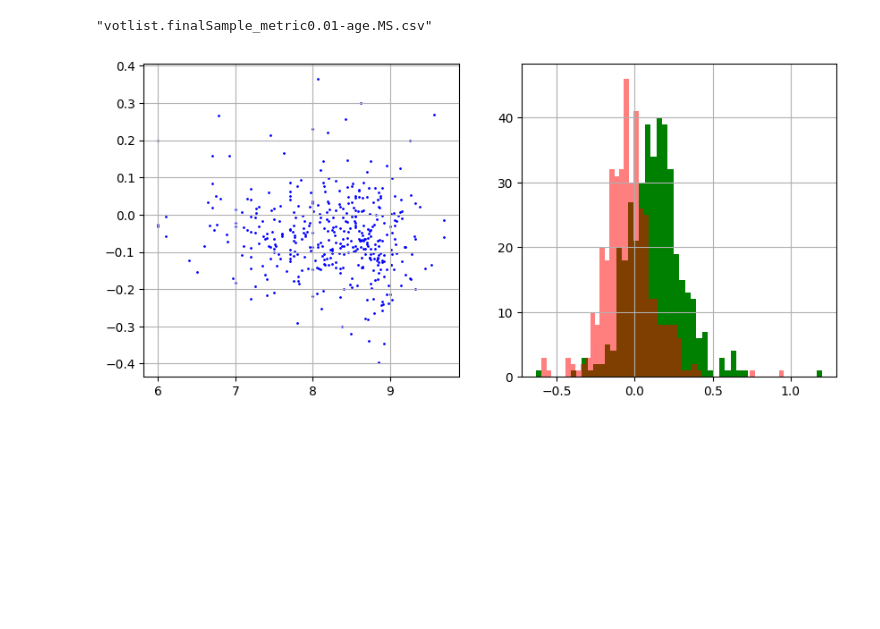
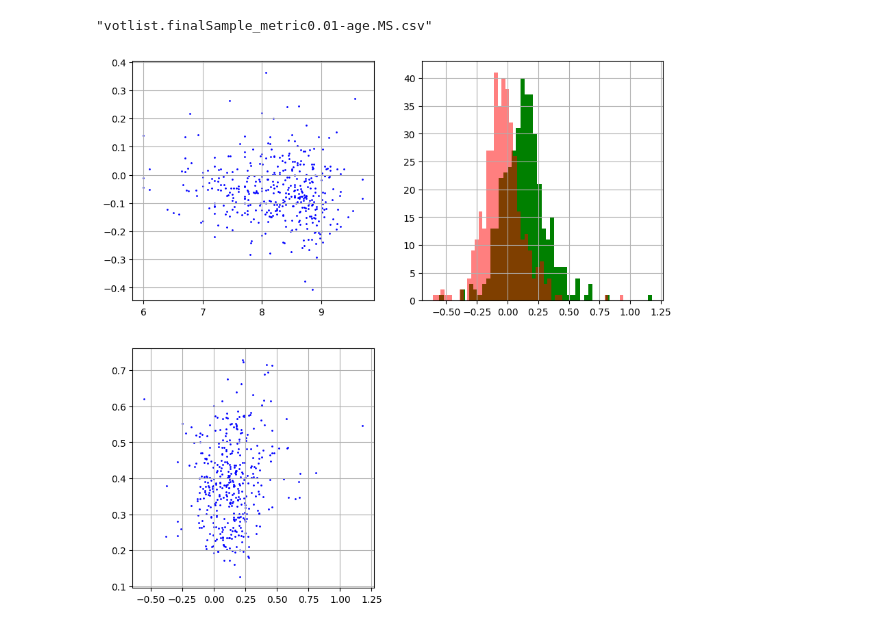
Before and after one commit to bosscha/gaia-shock, a Jupyter notebook: notebooks/analysis/mass _segregation.ipynb, the cells around one changed output. Cells and saved outputs as stored; diff of their text form; code cells hidden in the pictures; blank space fills up the shorter version.

```diff
--- a/notebooks/analysis/mass _segregation.ipynb
+++ b/notebooks/analysis/mass _segregation.ipynb
@@ -383,15 +409,18 @@ CSV.write("votlist.finalSample_metric0.01-age.MS.csv", ocage, delim=";")
 # %%
 fig= PyPlot.figure(figsize=(10,10))
 
 ax= PyPlot.subplot(221)
 PyPlot.grid("on")
 PyPlot.scatter(ocage[:log_age],ocage[:kappalight20] , s=1, facecolor="blue")
 
 ax= PyPlot.subplot(222)
 PyPlot.grid("on")
 PyPlot.hist(ocage[:kappa10] , 50, density=false, facecolor="g")
-PyPlot.hist(ocage[:kappalight10] , 50, density=false, facecolor="r", alpha=0.5)
+PyPlot.hist(ocage[:kappalight10] , 50, density=false, facecolor="r", alpha=0.5 )
 
+ax= PyPlot.subplot(223)
+PyPlot.grid("on")
+PyPlot.scatter(ocage[:kappa10],ocage[:Q] , s=1, facecolor="blue")
 PyPlot.show()
 # %% [output]
-[figure, old version]
+[figure, new version]
```
Also changed, not shown: parts of 5 cells of this notebook, 2 other files.
